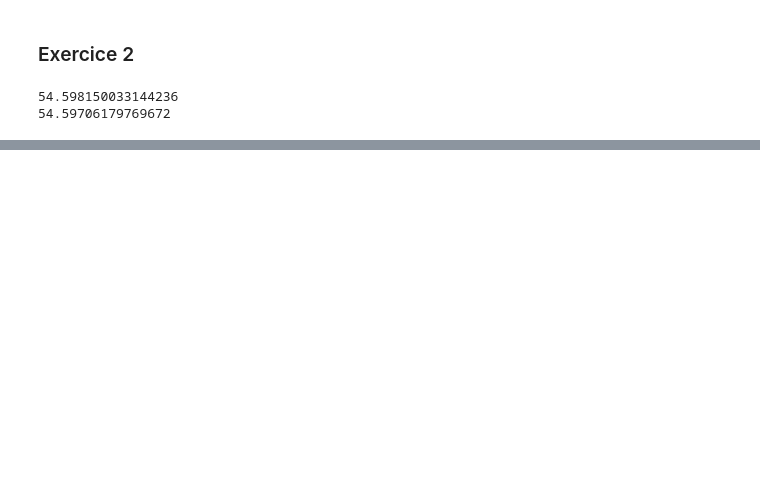
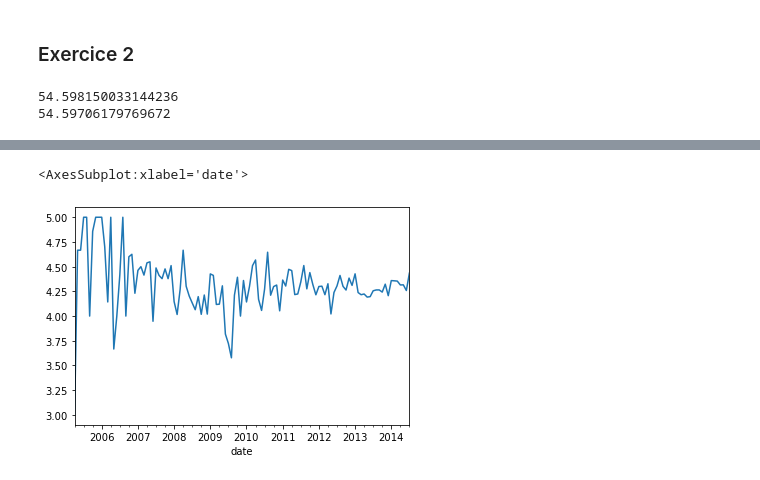
Before and after one commit to chechna9/data_science_fundamentals, a Jupyter notebook: numPy/numypy_exercices.ipynb, the cells around one changed output, grey strips where cells are left out. Cells and saved outputs as stored; diff of their text form; code cells hidden in the pictures; blank space fills up the shorter version.

```diff
--- a/numPy/numypy_exercices.ipynb
+++ b/numPy/numypy_exercices.ipynb
@@ -251,0 +275,3 @@ print(expoTaylor(x,n))
+# %%
+top10=numberOfSales.sort_values(ascending=False).iloc[:10]
+top10
@@ -251,0 +297,3 @@ print(expoTaylor(x,n))
+# %%
+filtred_data = data.loc[data.ProductId.isin(top10.index)]
+filtred_data
@@ -251,0 +314,16 @@ print(expoTaylor(x,n))
+# %%
+# Transform the data so we have days instead of timestamps.
+import time
+# def addDate(row):
+# #     Sat Jul 19 01:00:00 2014
+#     raw_date = time.ctime(row['Timestamp'])
+#     date_infos = raw_date.split(' ')
+#     if (len(date_infos) == 5):
+#         date = f'{date_infos[1]} {date_infos[2]} {date_infos[4]}'
+#     else :
+#         date = f'{date_infos[1]} {date_infos[3]} {date_infos[5]}'
+#     row['date']=date
+#     return row
+# filtred_data=filtred_data.apply(addDate,axis=1)
+filtred_data['date'] = pd.to_datetime(filtred_data.Timestamp,unit='s')
+filtred_data
@@ -251,0 +349,8 @@ print(expoTaylor(x,n))
+# %%
+# Draw a line graph representing the averaging rating of the products
+filtred_data.set_index('date',inplace=True)
+# %%
+filtred_data.resample('M').Rating.mean().plot()
+# %% [output]
+<AxesSubplot:xlabel='date'>
+[figure, added]
```
Also changed, not shown: parts of 16 cells of this notebook.
